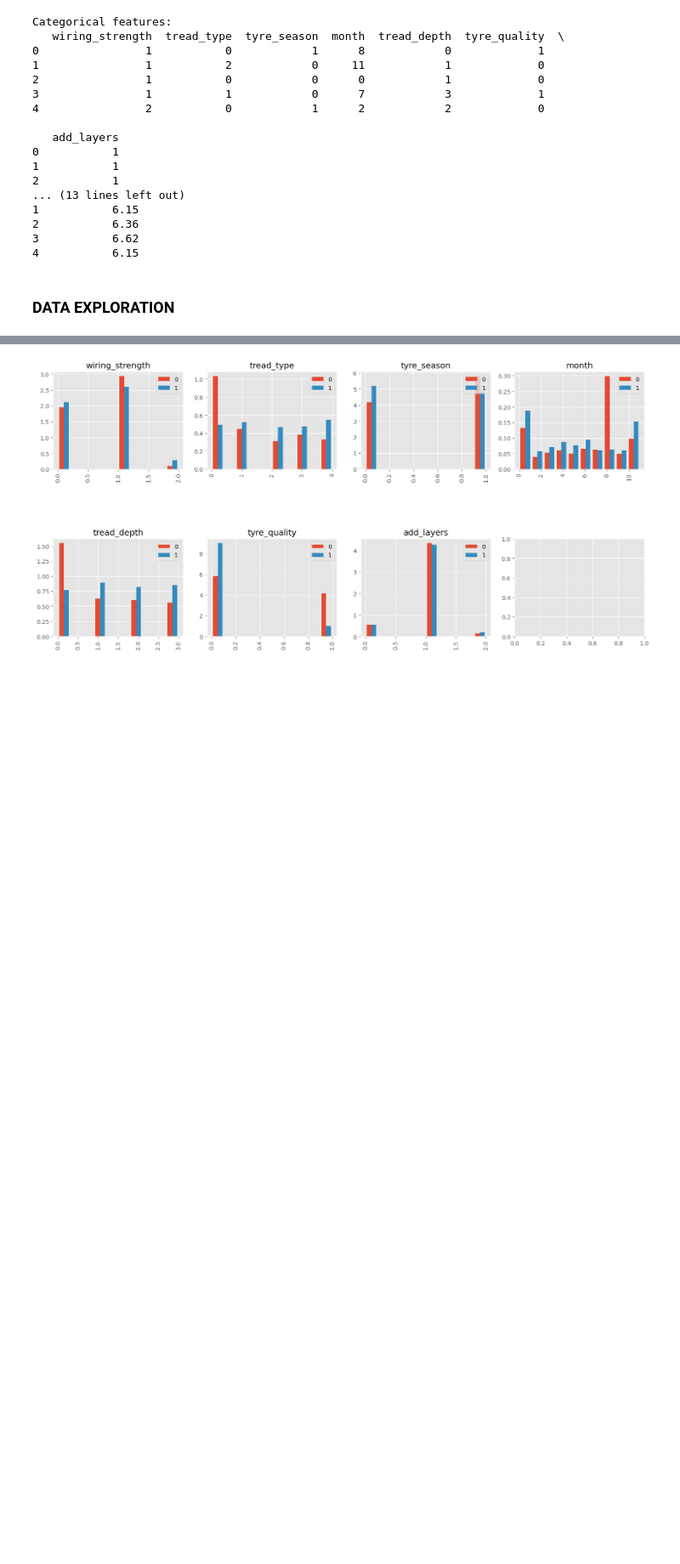
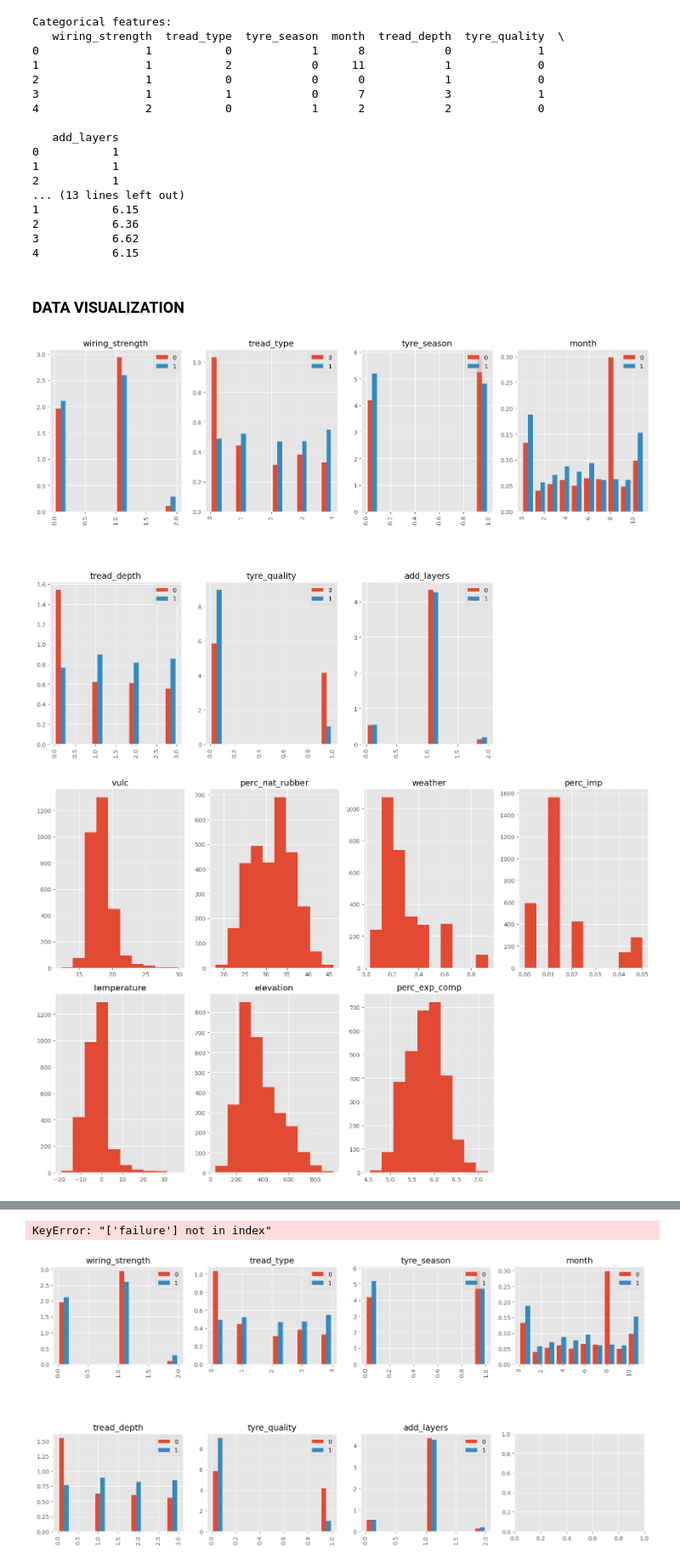
Before and after one commit to AndreCanto00/ML_project, a Jupyter notebook: 10681109_Cantore_Andrea-2.ipynb, the cells around one changed output, grey strips where cells are left out. Shown at 85% size. Saved outputs shown, nothing was run; the diff lists cells and outputs as text; code cells hidden in the pictures; blank space fills up the shorter version.

Commit message:
Fixing plots and failure numerical data

```diff
--- a/10681109_Cantore_Andrea-2.ipynb
+++ b/10681109_Cantore_Andrea-2.ipynb
@@ -129,4 +129,28 @@ Categorical features:
 3           6.62
 4           6.15
 # %% [markdown]
-### DATA EXPLORATION
+### DATA VISUALIZATION
+# %%
+from src.visualization import (
+    plot_categorical_by_target,
+    plot_numerical_distributions,
+    plot_numerical_by_target,
+    plot_feature_relationships
+)
+
+# Plot categorical variables by target
+categorical_cols = categorical_features.columns.tolist()
+plot_categorical_by_target(data_clean, categorical_cols)
+
+# Plot numerical distributions
+numerical_cols = numerical_features.columns.tolist()
+plot_numerical_distributions(numerical_features, numerical_cols)
+
+# Plot numerical variables by target
+plot_numerical_by_target(data_clean, numerical_cols)
+
+# Plot relationships between features
+plot_feature_relationships(numerical_features, numerical_cols)
+# %% [output]
+[figure, added]
+[figure, added]
@@ -133,3 +158,4 @@ Categorical features:
+KeyError: "['failure'] not in index"
 # %%
 # Divide categorical data depending on
 # their value in 'failure'
```
Also changed, not shown: parts of 1 cell of this notebook, 3 other files.
